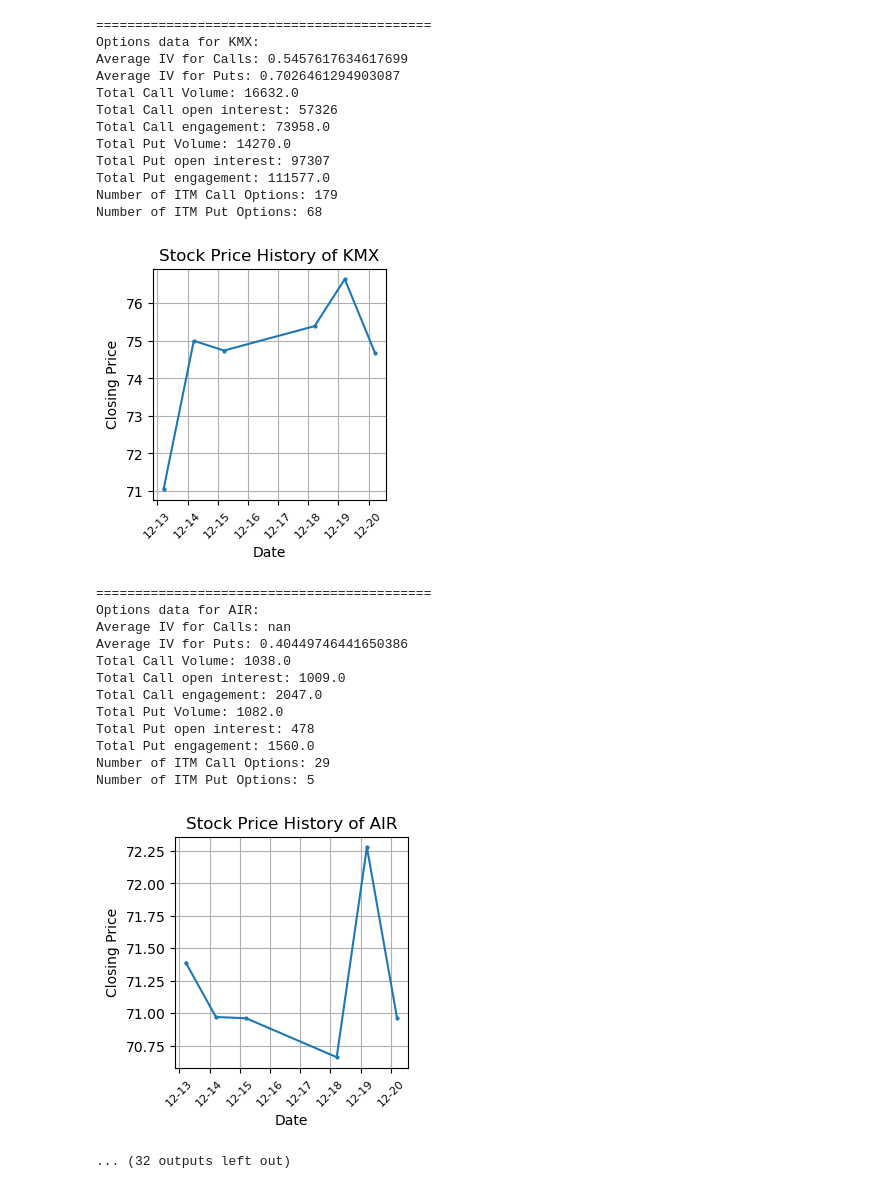
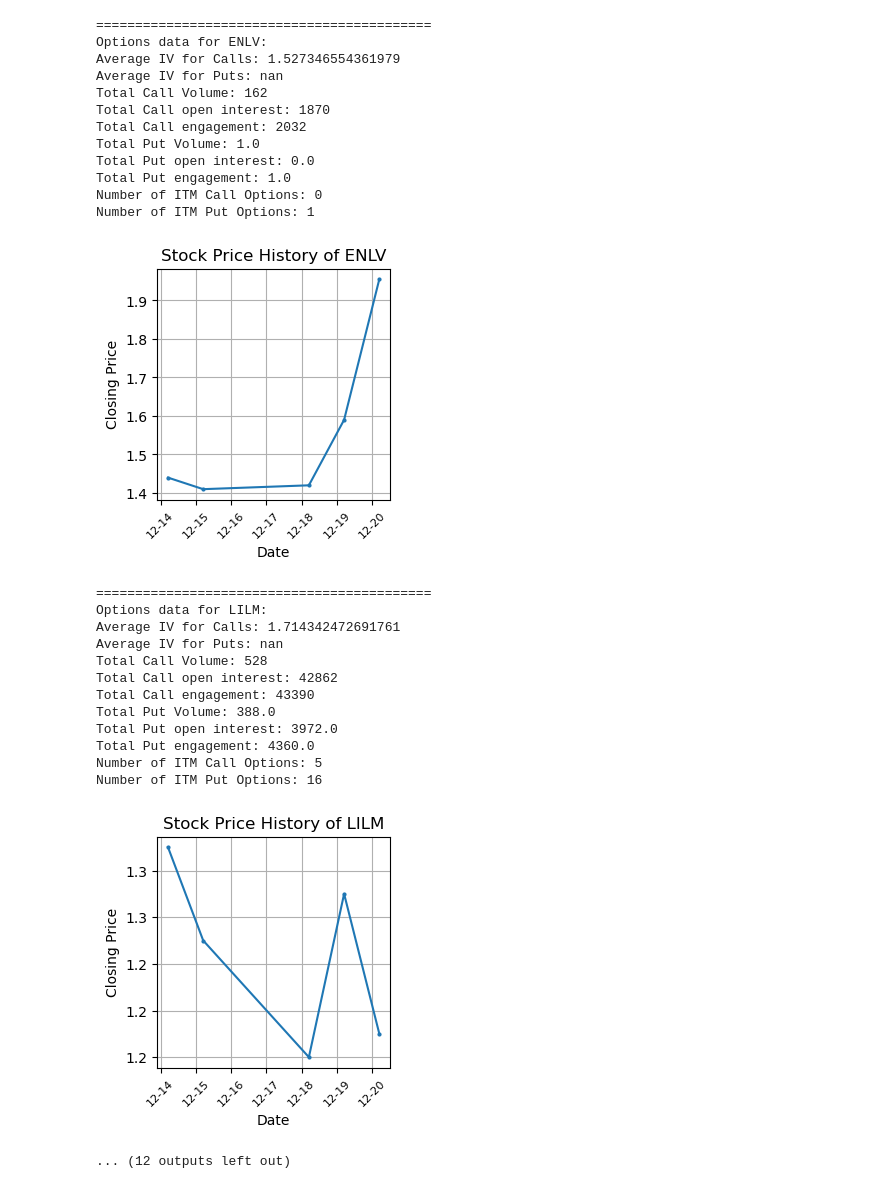
Before and after one commit to SaumikDana/Machine_Learning_Trading, a Jupyter notebook: data/upcoming_earnings_release.ipynb, the cells around one changed output. Drawn from its saved outputs; the diff is of its cells as text; code cells hidden in the pictures.

```diff
--- a/data/upcoming_earnings_release.ipynb
+++ b/data/upcoming_earnings_release.ipynb
@@ -3,8 +3,17 @@ from datetime import datetime, timedelta
 from utils import *
 
 # Call the function and store the result
-day = '2023-12-21'
-ticker_data_sorted = scrape_and_process_yahoo_finance_data(day)
+day = '2023-12-22'
+
+# Initialize list to hold DataFrame objects
+ticker_data_list = []
+
+# First page
+url = 'https://finance.yahoo.com/calendar/earnings/?day=' + day
+
+print(url)
+
+ticker_data_sorted, _ = scrape_and_process_yahoo_finance_data(url, ticker_data_list)
 
 # Set the time frame
 release_date = datetime.strptime(day, '%Y-%m-%d')
@@ -91,27 +100,27 @@ Number of ITM Put Options: 68
 ===========================================
-Options data for KMX:
-Average IV for Calls: 0.5457617634617699
-Average IV for Puts: 0.7026461294903087
-Total Call Volume: 16632.0
-Total Call open interest: 57326
-Total Call engagement: 73958.0
-Total Put Volume: 14270.0
-Total Put open interest: 97307
-Total Put engagement: 111577.0
-Number of ITM Call Options: 179
-Number of ITM Put Options: 68
+Options data for ENLV:
+Average IV for Calls: 1.527346554361979
+Average IV for Puts: nan
+Total Call Volume: 162
+Total Call open interest: 1870
+Total Call engagement: 2032
+Total Put Volume: 1.0
+Total Put open interest: 0.0
+Total Put engagement: 1.0
+Number of ITM Call Options: 0
+Number of ITM Put Options: 1
-[figure, old version]
+[figure, new version]
 ===========================================
-Options data for AIR:
-Average IV for Calls: nan
-Average IV for Puts: 0.40449746441650386
-Total Call Volume: 1038.0
-Total Call open interest: 1009.0
-Total Call engagement: 2047.0
-Total Put Volume: 1082.0
-Total Put open interest: 478
-Total Put engagement: 1560.0
-Number of ITM Call Options: 29
-Number of ITM Put Options: 5
+Options data for LILM:
+Average IV for Calls: 1.714342472691761
+Average IV for Puts: nan
+Total Call Volume: 528
+Total Call open interest: 42862
+Total Call engagement: 43390
+Total Put Volume: 388.0
+Total Put open interest: 3972.0
+Total Put engagement: 4360.0
+Number of ITM Call Options: 5
+Number of ITM Put Options: 16
-[figure, old version]
+[figure, new version]
-... (32 outputs left out)
+... (12 outputs left out)
```
Also changed, not shown: parts of 1 cell of this notebook, 2 other files.
